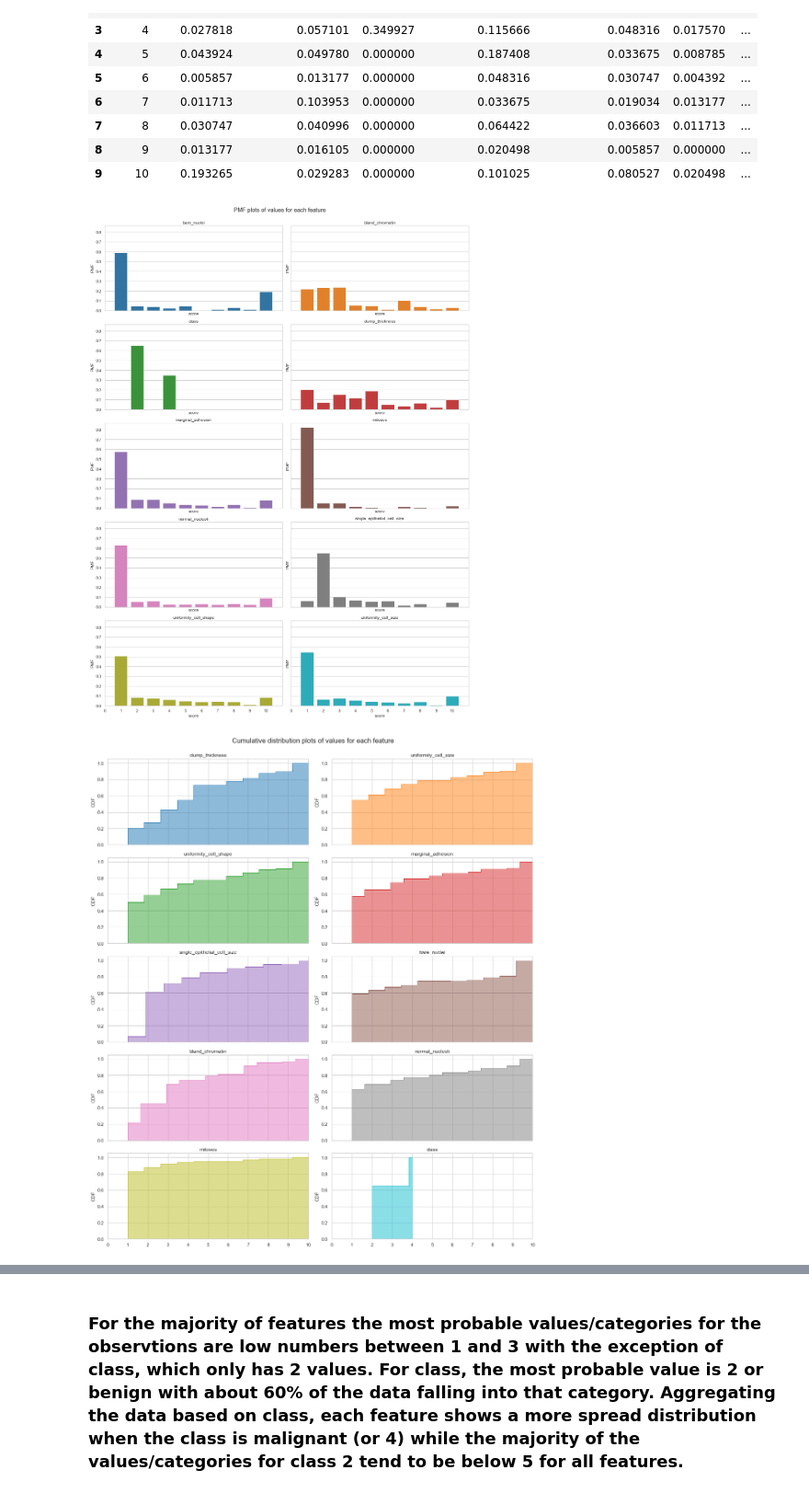
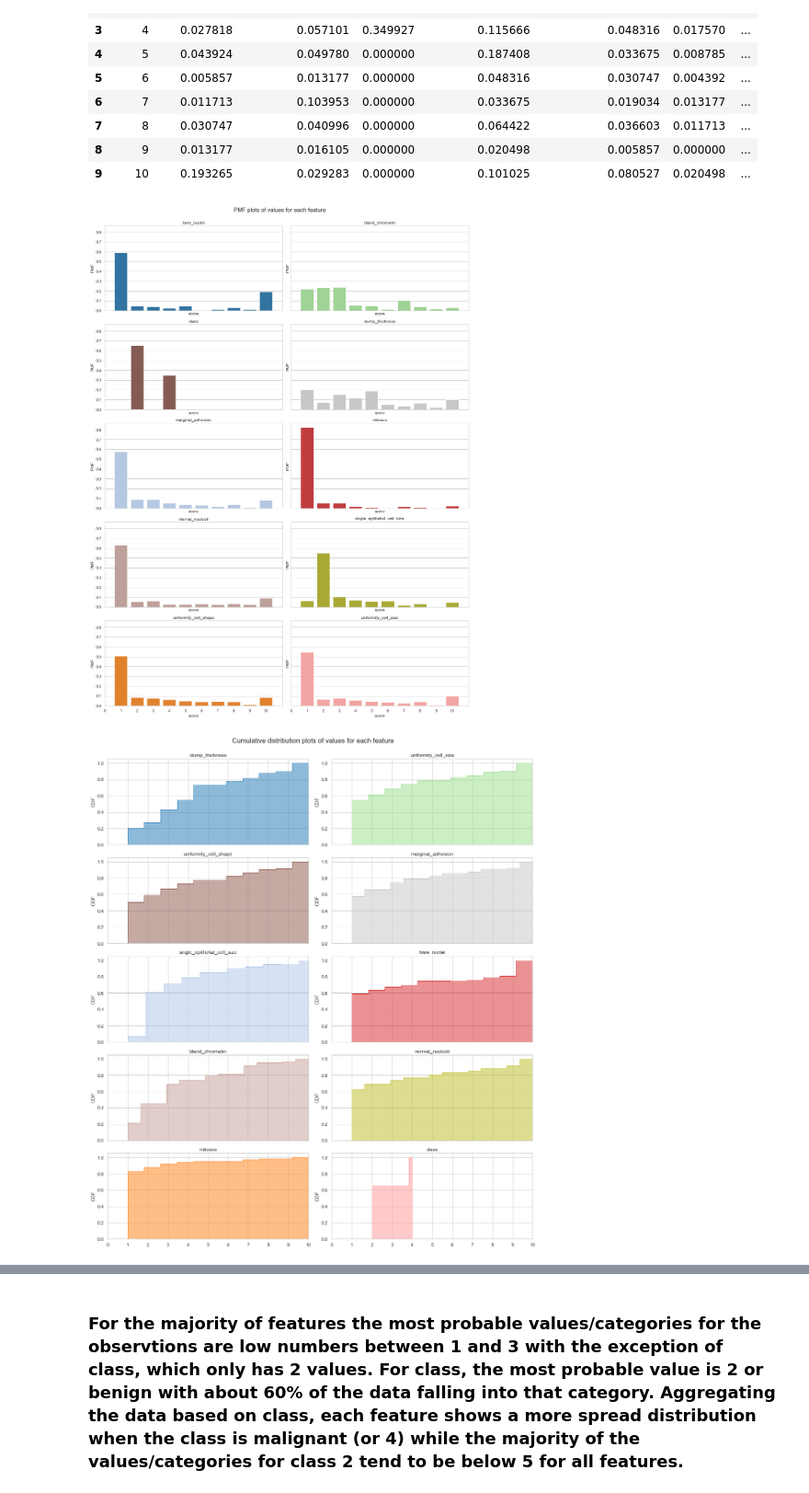
Before and after one commit to rromang/breast_cancer_classification, a Jupyter notebook: notebooks/initial.ipynb, the cells around one changed output, grey strips where cells are left out. Shown at 92% size. Saved outputs shown, nothing was run; the diff lists cells and outputs as text; code cells hidden in the pictures.

Commit message:
changes to plots and code

```diff
--- a/notebooks/initial.ipynb
+++ b/notebooks/initial.ipynb
@@ -146,3 +146,9 @@ df_dropped.shape
 #change type of column with NaNs to the same dtype
 #----------------------------------------------
 df_dropped["bare_nuclei"] = df_dropped["bare_nuclei"].astype(int)
+# %%
+#create column with the sum of the scores
+new_sum_col = list(df_dropped.sum(axis=1))
+df_dropped['sum_scores'] = new_sum_col
+df_dropped["sum_scores"] = df_dropped["sum_scores"].astype(int)
+df_dropped.head()
@@ -225,14 +240,16 @@ plt.xlim((-1,11))
 ((ax1, ax2), (ax3, ax4), (ax5, ax6), (ax7, ax8), (ax9, ax10))=axs
 
 ax_lst = list(tuple(chain.from_iterable(axs)))
+names_plt = names[:10]
 
-colors = ['tab:blue','tab:orange','tab:green','tab:red','tab:purple','tab:brown',\
-    'tab:pink','tab:gray','tab:olive','tab:cyan']
+colors = ['#1f77b4','#98df8a','#8c564b','#c7c7c7','#aec7e8','#d62728','#c49c94',\
+'#bcbd22','#ff7f0e','#ff9896','#e377c2','#dbdd8d','#ffbb78','#9467bd',\
+'#f7b6d2','#17becf','#2ca02c','#c5b0d5', '#7f7f7f','#9edae5']
 
-for i in range(len(names)):
-    sns_displot([df_dropped[str(names[i])]], ax=ax_lst[i], bins=10, kde=False, color=colors[i], axlabel=names[i])
+for i in range(len(names_plt)):
+    sns_displot([df_dropped[str(names_plt[i])]], ax=ax_lst[i], bins=10, kde=False, color=colors[i], axlabel=names_plt[i])
 
-for i, ax in zip(range(len(names)), axs.flat):
+for i, ax in zip(range(len(names_plt)), axs.flat):
     ax.set(ylabel='counts')
 
 plt.tight_layout()
@@ -287,7 +304,7 @@ _
 #create new dataframe for pmf calculated with PMF function
 #----------------------------------------------
 pmf_list = [] # intitiate empty list
-for i in range(len(names)): #create loop that iterates through list with column names
+for i in range(len(names[:10])): #create loop that iterates through list with column names
     pmf = PMF(df_dropped,names[i])
     pmf_list.append(pmf)
 
@@ -322,8 +339,9 @@ names = pmf_df.columns[1:]
 names = names.format()
 ax_lst = list(tuple(chain.from_iterable(axs)))
 
-colors = ['tab:blue','tab:orange','tab:green','tab:red','tab:purple','tab:brown',\
-    'tab:pink','tab:gray','tab:olive','tab:cyan']
+colors = ['#1f77b4','#98df8a','#8c564b','#c7c7c7','#aec7e8','#d62728','#c49c94',\
+'#bcbd22','#ff7f0e','#ff9896','#e377c2','#dbdd8d','#ffbb78','#9467bd',\
+'#f7b6d2','#17becf','#2ca02c','#c5b0d5', '#7f7f7f','#9edae5']
 
 for i in range(len(names)):
     sns.barplot(x=pmf_df.score, y=pmf_df[names[i]], ax=ax_lst[i], ci=None, color=colors[i])
@@ -339,42 +357,43 @@ plt.tight_layout()
 fig.savefig('../images/exploratory_analysis/pmf_plots.png', bbox_inches='tight',dpi=600)
 plt.show()
 # %% [output]
-[figure, old version]
+[figure, new version]
 # %%
 #create multiple subplots to see the cumulative distribution for each feature
 #----------------------------------------------
 fig, axs = plt.subplots(5,2,\
     figsize=(15,17),sharey=False, sharex=True)
 plt.subplots_adjust(wspace = 0.2, hspace = 0.2)
 plt.suptitle('Cumulative distribution plots of values for each feature', y=1, fontsize=16)
 # plt.setp(axs, xlim=(0,10), ylim=(0,0.75), xticks=list(range(0,11)))
 ((ax1, ax2), (ax3, ax4), (ax5, ax6), (ax7, ax8), (ax9, ax10))=axs
 
 names = df_dropped.columns
-names = names.format()
+names = names[:10].format()
 ax_lst = list(tuple(chain.from_iterable(axs)))
 
-colors = ['tab:blue','tab:orange','tab:green','tab:red','tab:purple','tab:brown',\
-    'tab:pink','tab:gray','tab:olive','tab:cyan']
+colors = ['#1f77b4','#98df8a','#8c564b','#c7c7c7','#aec7e8','#d62728','#c49c94',\
+'#bcbd22','#ff7f0e','#ff9896','#e377c2','#dbdd8d','#ffbb78','#9467bd',\
+'#f7b6d2','#17becf','#2ca02c','#c5b0d5', '#7f7f7f','#9edae5']
 
 
 for i in range(len(names)):
     PMF_cdistplot(df_dropped[names[i]], df_dropped, ax=ax_lst[i], color=colors[i])
     # sns.barplot(x=pmf_df.score, y=pmf_df[names[i]], ax=ax_lst[i], ci=None, color=colors[i])
 
 for i, ax in zip(range(len(names)), axs.flat):
     ax.set(ylabel='CDF')
     ax.set_title(names[i])
     ax.set_xlim([0,10])
     ax.set_xticks(list(range(0,11)))
     ax.xaxis.label.set_visible(False)
 
 # plt.setp(xlabel=[])
 plt.tight_layout()
 fig.savefig('../images/exploratory_analysis/cdf_plots.png', bbox_inches='tight',dpi=600)
 plt.show()
 # %% [output]
-[figure, old version]
+[figure, new version]
 # %%
 sns.violinplot(x='class', y='bare_nuclei', data=df_dropped, ax=ax, color='tab:green')
 # %% [output]
```
Also changed, not shown: parts of 24 cells of this notebook, 9 other files.
